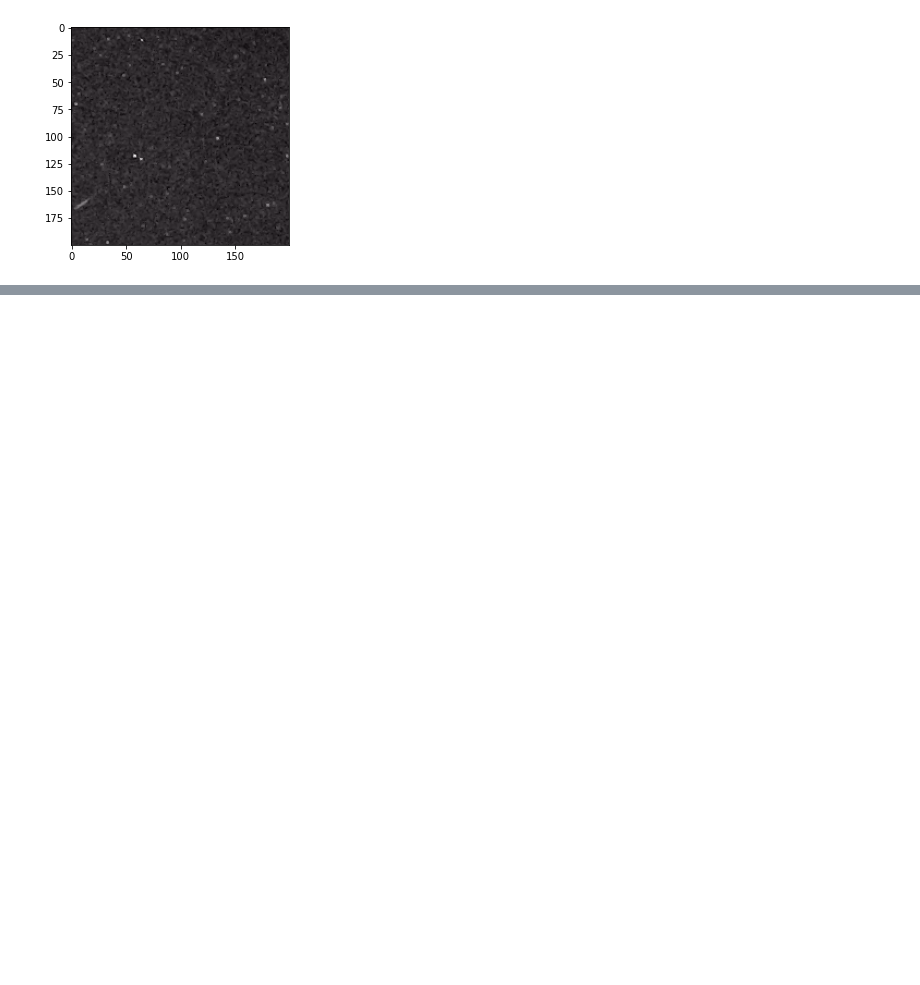
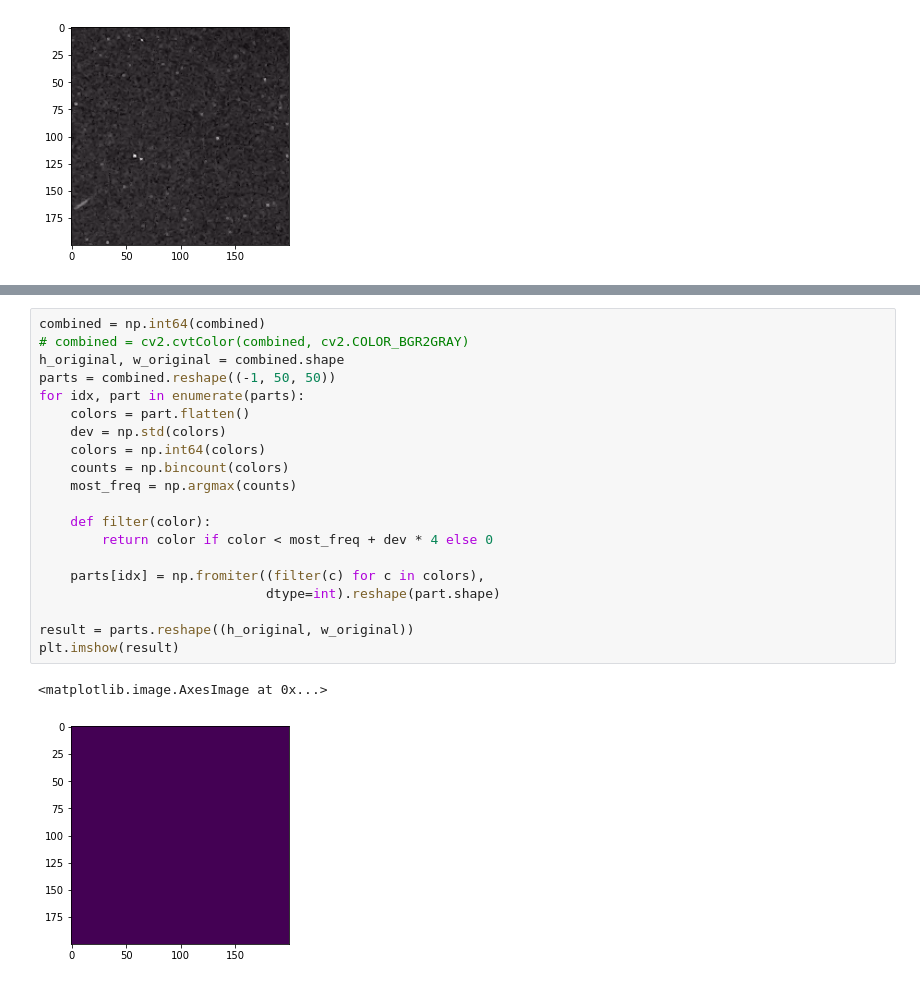
Before and after one commit to mateuszkojro/dims, a Jupyter notebook: motion-detect/remove_stars.ipynb, the cells around one changed output, grey strips where cells are left out. Drawn from its saved outputs; the diff is of its cells as text; blank space fills up the shorter version.

```diff
--- a/motion-detect/remove_stars.ipynb
+++ b/motion-detect/remove_stars.ipynb
@@ -121,0 +131,23 @@ error: OpenCV(4.5.2) ../modules/imgproc/src/color.simd_helpers.hpp:94: error: (-
+# %%
+combined = np.int64(combined)
+# combined = cv2.cvtColor(combined, cv2.COLOR_BGR2GRAY)
+h_original, w_original = combined.shape
+parts = combined.reshape((-1, 50, 50))
+for idx, part in enumerate(parts):
+    colors = part.flatten()
+    dev = np.std(colors)
+    colors = np.int64(colors)
+    counts = np.bincount(colors)
+    most_freq = np.argmax(counts)
+
+    def filter(color):
+        return color if color < most_freq + dev * 4 else 0
+
+    parts[idx] = np.fromiter((filter(c) for c in colors),
+                             dtype=int).reshape(part.shape)
+
+result = parts.reshape((h_original, w_original))
+plt.imshow(result)
+# %% [output]
+<matplotlib.image.AxesImage at 0x...>
+[figure, added]
```
Also changed, not shown: parts of 4 cells of this notebook.
